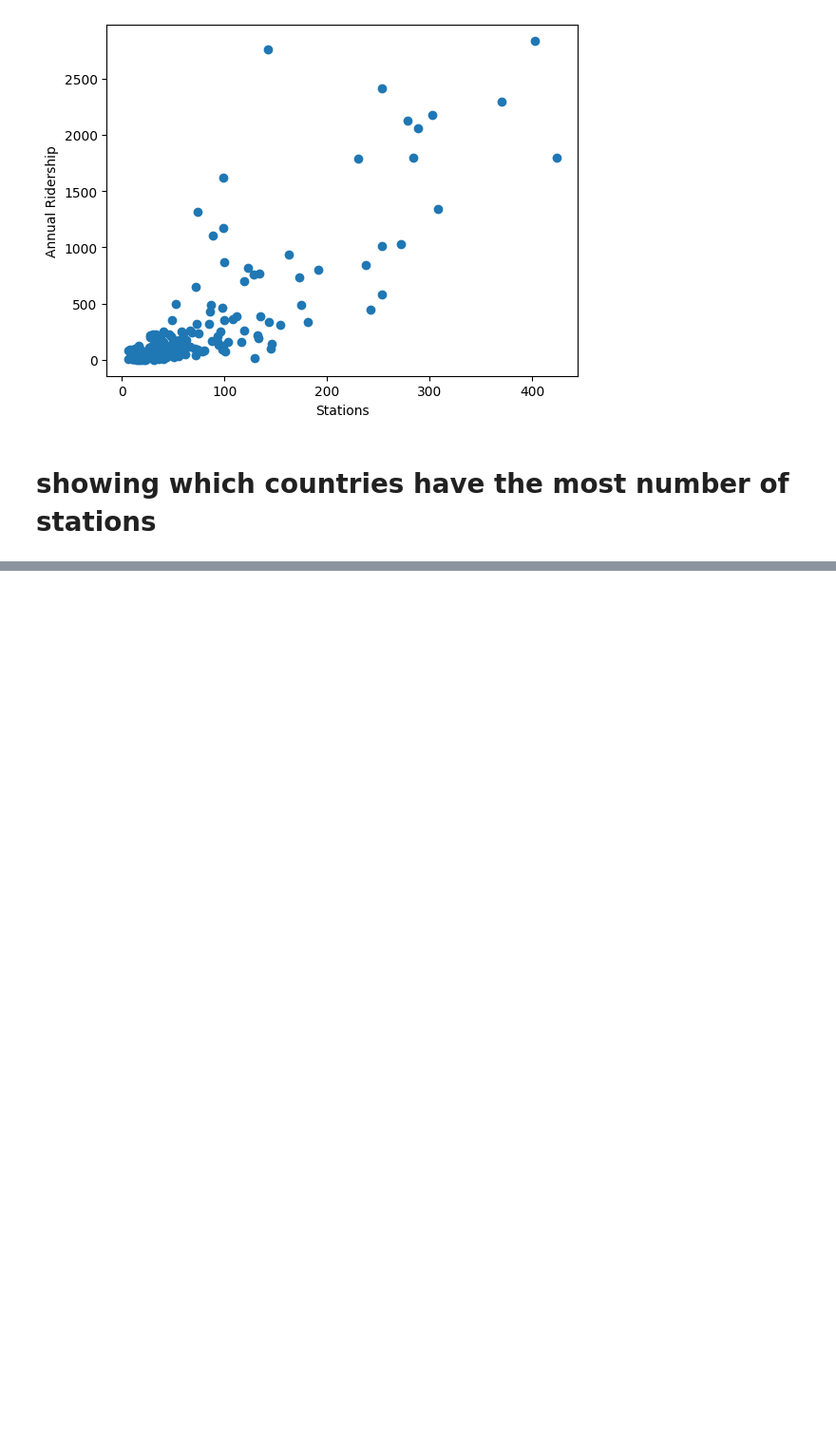
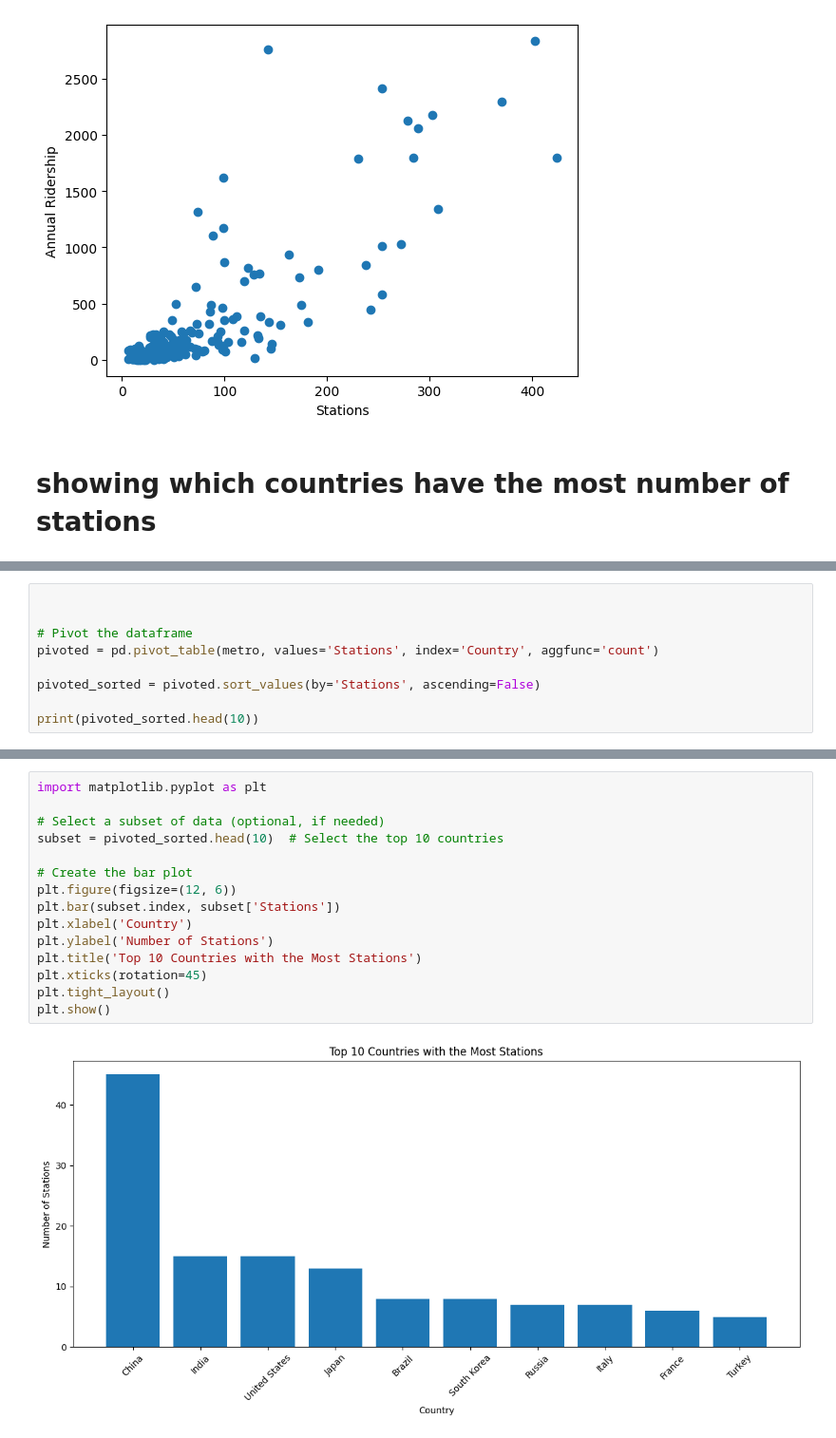
Before and after one commit to Murega14/metro_transport, a Jupyter notebook: metro.ipynb, the cells around one changed output, grey strips where cells are left out. Shown at 95% size. Saved outputs shown, nothing was run; the diff lists cells and outputs as text; blank space fills up the shorter version.

```diff
--- a/metro.ipynb
+++ b/metro.ipynb
@@ -243,0 +213,9 @@ Count          1    2               3    4    5    6    7    8    13  \
+# %%
+
+
+# Pivot the dataframe
+pivoted = pd.pivot_table(metro, values='Stations', index='Country', aggfunc='count')
+
+pivoted_sorted = pivoted.sort_values(by='Stations', ascending=False)
+
+print(pivoted_sorted.head(10))
@@ -243,0 +235,17 @@ Count          1    2               3    4    5    6    7    8    13  \
+# %%
+import matplotlib.pyplot as plt
+
+# Select a subset of data (optional, if needed)
+subset = pivoted_sorted.head(10)  # Select the top 10 countries
+
+# Create the bar plot
+plt.figure(figsize=(12, 6))
+plt.bar(subset.index, subset['Stations'])
+plt.xlabel('Country')
+plt.ylabel('Number of Stations')
+plt.title('Top 10 Countries with the Most Stations')
+plt.xticks(rotation=45)
+plt.tight_layout()
+plt.show()
+# %% [output]
+[figure, added]
```
Also changed, not shown: parts of 2 cells of this notebook.
